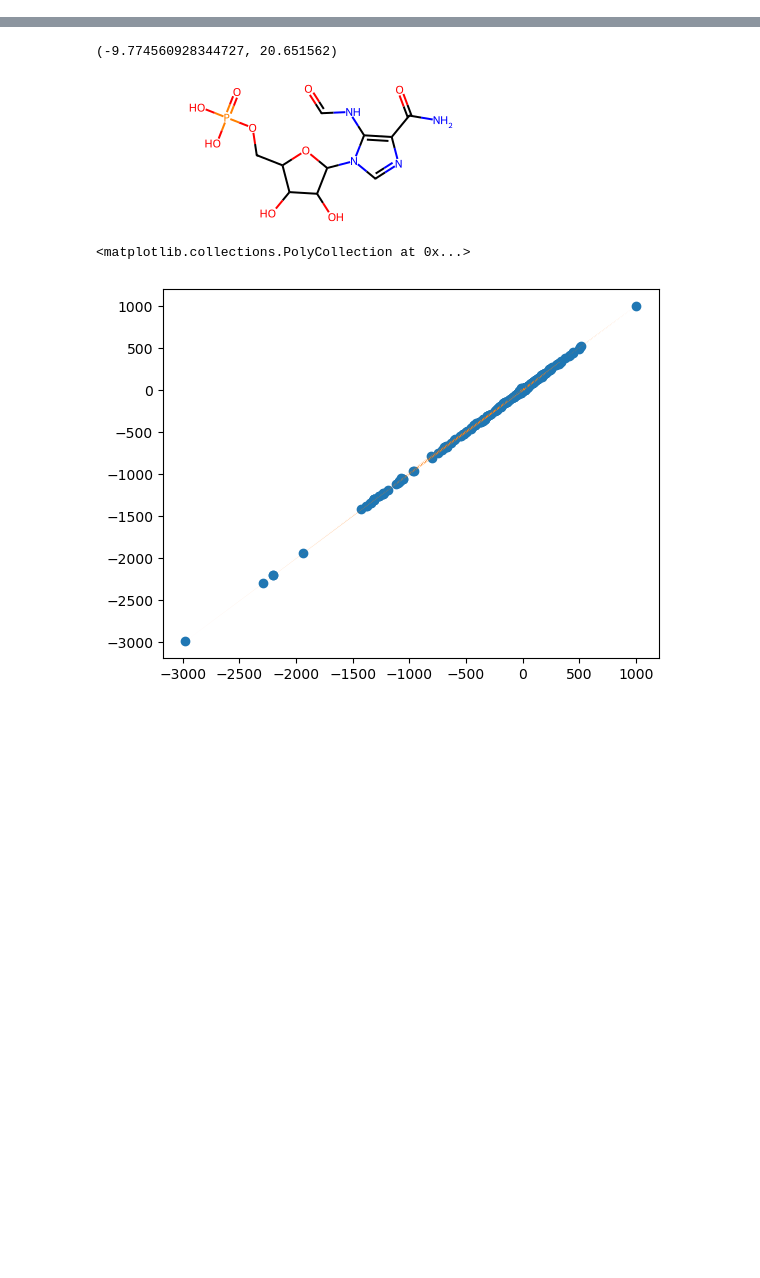
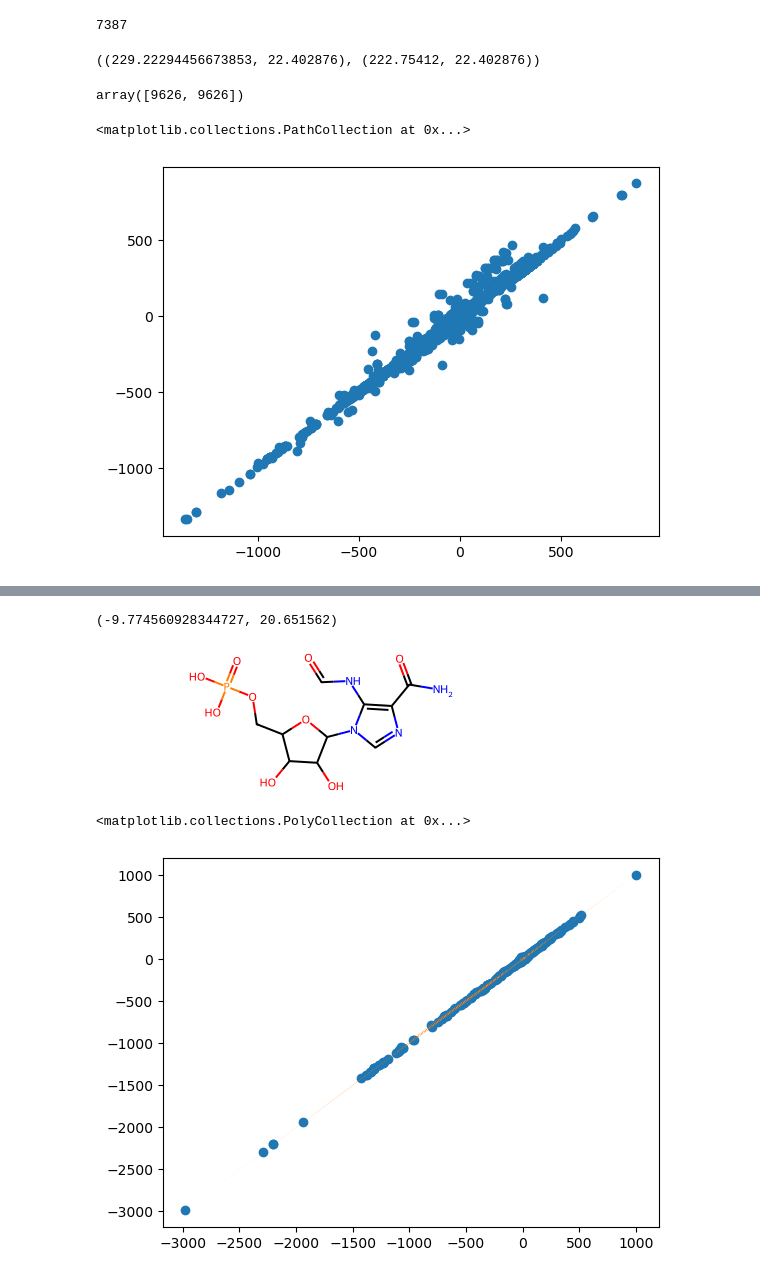
Before and after one commit to arne-cl/dGbyG, a Jupyter notebook: debug.ipynb, the cells around one changed output, grey strips where cells are left out. Saved outputs shown, nothing was run; the diff lists cells and outputs as text; code cells hidden in the pictures; blank space fills up the shorter version.

```diff
--- a/debug.ipynb
+++ b/debug.ipynb
@@ -27,0 +75,51 @@ ddGf_to_aqueous(5.3, 14, 0.25, 298.15, 0, 24, 0)
+# %%
+mols_dict = {}
+# obtain a list of mol objects using `to_mol`
+for met in recon3d.metabolites:
+    recon3d_id = met.id[:-3]
+
+    mol = None
+
+    for cid_type, cid in mets_df.loc[recon3d_id, :].items():
+        if pd.notna(cid):
+            mol = to_mol(cid=cid, cid_type=cid_type)
+        if mol:
+            break
+
+    compound = Compound(mol,)
+    compound.condition = conditions[met.compartment]
+    mols_dict[met.id] = mol
+    met.compound = compound
+
+sum([x is not None for x in np.array(list(mols_dict.values()))])
+# %% [output]
+7387
+# %%
+rxn = recon3d.reactions[1589]
+rxn_dict = dict([(met.compound, coeff) for met, coeff in rxn.metabolites.items()])
+r = Reaction(rxn_dict)
+r.transformed_standard_dGr_prime, r.standard_dGr_prime
+# %% [output]
+((229.22294456673853, 22.402876), (222.75412, 22.402876))
+# %%
+dGr = []
+for rxn in recon3d.reactions:
+    rxn_dict = dict([(met.compound, coeff) for met, coeff in rxn.metabolites.items()])
+    r = Reaction(rxn_dict)
+    dGr.append(r.transformed_standard_dGr_prime)
+
+dGr = np.array(dGr)
+sum(~np.isnan(dGr))
+# %% [output]
+array([9626, 9626])
+# %%
+dGr_df = pd.DataFrame(dGr, columns=['transformed standard dGr', 'SD'], index=[rxn.id for rxn in recon3d.reactions])
+dGr_df.to_csv('../data/Recon3D/Recon3D_standard_dGr_dGbyG_3.csv')
+#dGr_df = pd.read_csv('../data/Recon3D/Recon3D_standard_dGr_dGbyG_3.csv', index_col=0)
+# %%
+old = pd.read_csv('../data/Recon3D/Recon3D_standard_dGr_dGbyG.csv', index_col=0)
+# %%
+plt.scatter(dGr_df['transformed standard dGr'], old['transformed standard dGr'])
+# %% [output]
+<matplotlib.collections.PathCollection at 0x...>
+[figure, added]
```
Also changed, not shown: parts of 17 cells of this notebook, 24 other files.
